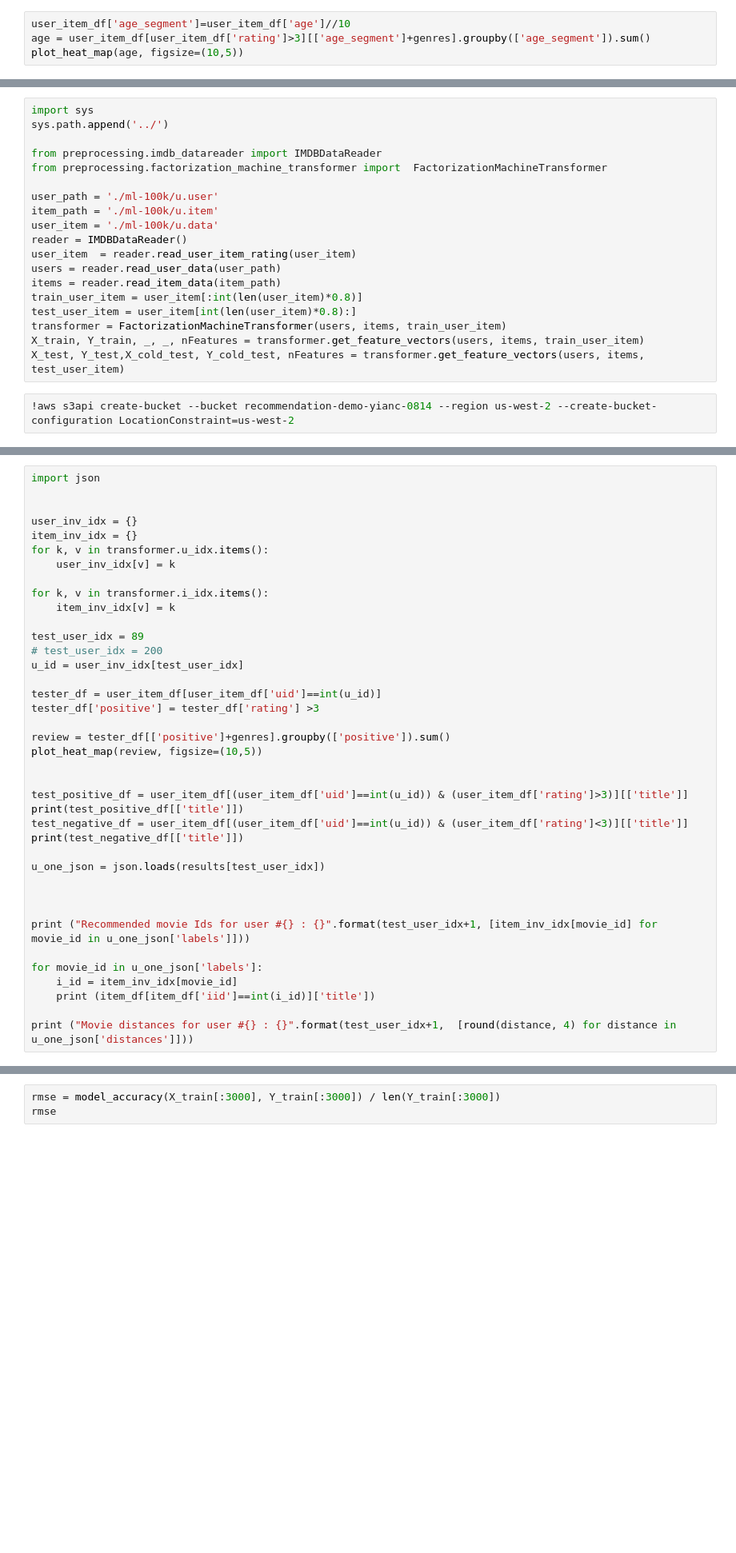
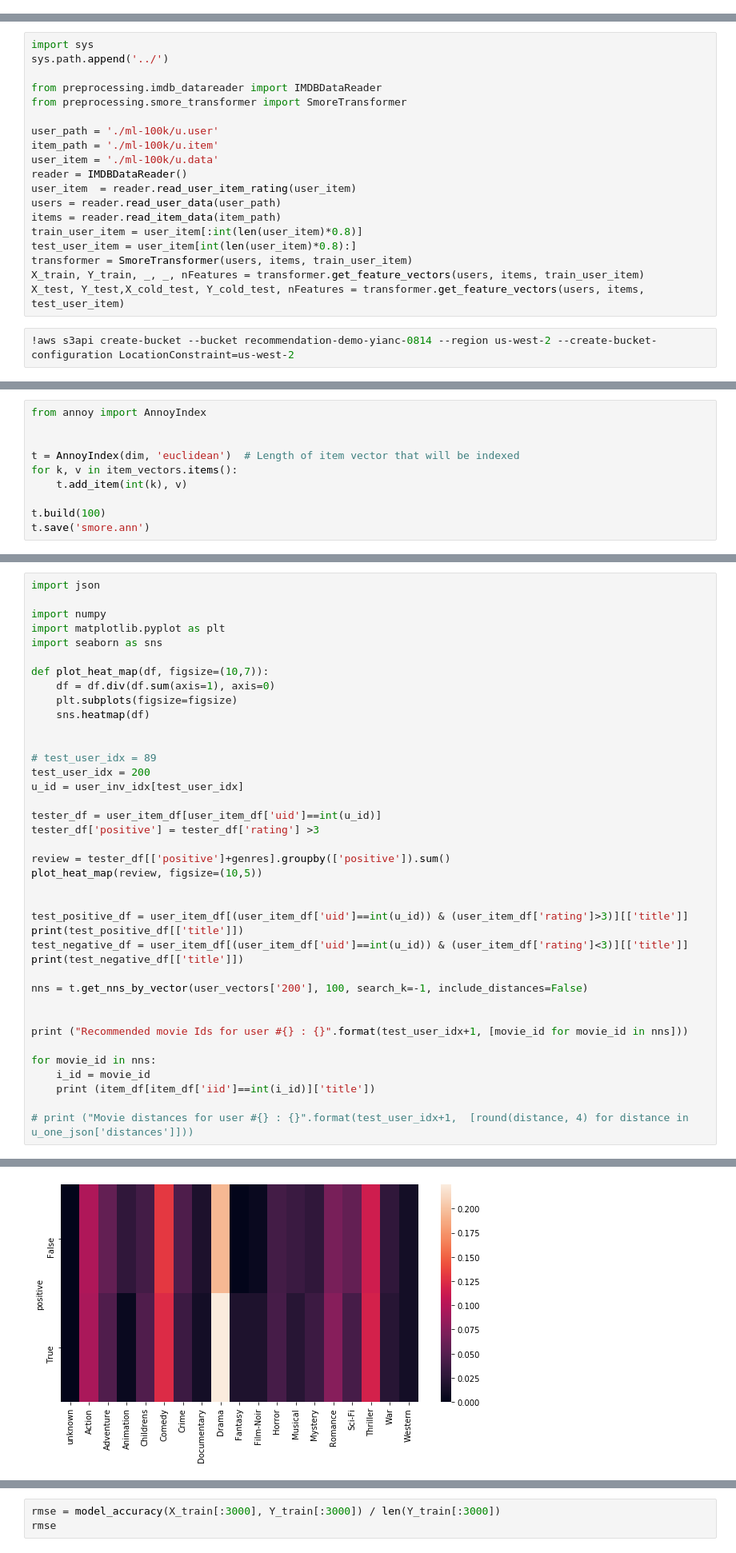
Before and after one commit to catwhiskers/recommender, a Jupyter notebook: algorithms/Smore - IMDB - UI.ipynb, the cells around one changed output, grey strips where cells are left out. Shown at 80% size. Saved outputs shown, nothing was run; the diff lists cells and outputs as text; blank space fills up the shorter version.

Commit message:
modify smore notebook

```diff
--- a/algorithms/Smore - IMDB - UI.ipynb
+++ b/algorithms/Smore - IMDB - UI.ipynb
@@ -53,4 +66,0 @@ plot_heat_map(occupation, figsize=(10,7))
-# %%
-user_item_df['age_segment']=user_item_df['age']//10
-age = user_item_df[user_item_df['rating']>3][['age_segment']+genres].groupby(['age_segment']).sum()
-plot_heat_map(age, figsize=(10,5))
@@ -59,7 +138,7 @@ import sys
 sys.path.append('../')
 
 from preprocessing.imdb_datareader import IMDBDataReader
-from preprocessing.factorization_machine_transformer import  FactorizationMachineTransformer
+from preprocessing.smore_transformer import SmoreTransformer
 
 user_path = './ml-100k/u.user'
 item_path = './ml-100k/u.item'
@@ -70,7 +149,7 @@ users = reader.read_user_data(user_path)
 items = reader.read_item_data(item_path)
 train_user_item = user_item[:int(len(user_item)*0.8)]
 test_user_item = user_item[int(len(user_item)*0.8):]
-transformer = FactorizationMachineTransformer(users, items, train_user_item)
+transformer = SmoreTransformer(users, items, train_user_item)
 X_train, Y_train, _, _, nFeatures = transformer.get_feature_vectors(users, items, train_user_item)
 X_test, Y_test,X_cold_test, Y_cold_test, nFeatures = transformer.get_feature_vectors(users, items, test_user_item)
 # %%
@@ -248,0 +345,10 @@ with open(results_file_name) as f:
+# %%
+from annoy import AnnoyIndex
+
+
+t = AnnoyIndex(dim, 'euclidean')  # Length of item vector that will be indexed
+for k, v in item_vectors.items():
+    t.add_item(int(k), v)
+
+t.build(100)
+t.save('smore.ann')
@@ -249,17 +357,18 @@ with open(results_file_name) as f:
 # %%
 import json
 
+import numpy
+import matplotlib.pyplot as plt
+import seaborn as sns
 
-user_inv_idx = {}
-item_inv_idx = {}
-for k, v in transformer.u_idx.items():
-    user_inv_idx[v] = k
+def plot_heat_map(df, figsize=(10,7)):
+    df = df.div(df.sum(axis=1), axis=0)
+    plt.subplots(figsize=figsize)
+    sns.heatmap(df)
 
-for k, v in transformer.i_idx.items():
-    item_inv_idx[v] = k
 
-test_user_idx = 89
-# test_user_idx = 200
+# test_user_idx = 89
+test_user_idx = 200
 u_id = user_inv_idx[test_user_idx]
 
 tester_df = user_item_df[user_item_df['uid']==int(u_id)]
@@ -274,14 +383,14 @@ print(test_positive_df[['title']])
 test_negative_df = user_item_df[(user_item_df['uid']==int(u_id)) & (user_item_df['rating']<3)][['title']]
 print(test_negative_df[['title']])
 
-u_one_json = json.loads(results[test_user_idx])
+nns = t.get_nns_by_vector(user_vectors['200'], 100, search_k=-1, include_distances=False)
 
 
+print ("Recommended movie Ids for user #{} : {}".format(test_user_idx+1, [movie_id for movie_id in nns]))
 
-print ("Recommended movie Ids for user #{} : {}".format(test_user_idx+1, [item_inv_idx[movie_id] for movie_id in u_one_json['labels']]))
-
-for movie_id in u_one_json['labels']:
-    i_id = item_inv_idx[movie_id]
+for movie_id in nns:
+    i_id = movie_id
     print (item_df[item_df['iid']==int(i_id)]['title'])
 
-print ("Movie distances for user #{} : {}".format(test_user_idx+1,  [round(distance, 4) for distance in u_one_json['distances']]))
+# print ("Movie distances for user #{} : {}".format(test_user_idx+1,  [round(distance, 4) for distance in u_one_json['distances']]))
+# %% [output]
@@ -288,3 +418,4 @@ print ("Movie distances for user #{} : {}".format(test_user_idx+1,  [round(dista
+[figure, added]
 # %%
 # X_test, Y_test,X_cold_test, Y_cold_test
 from sagemaker_utils.query_serializer import SparseFormatSerializer
```
Also changed, not shown: parts of 32 cells of this notebook.
